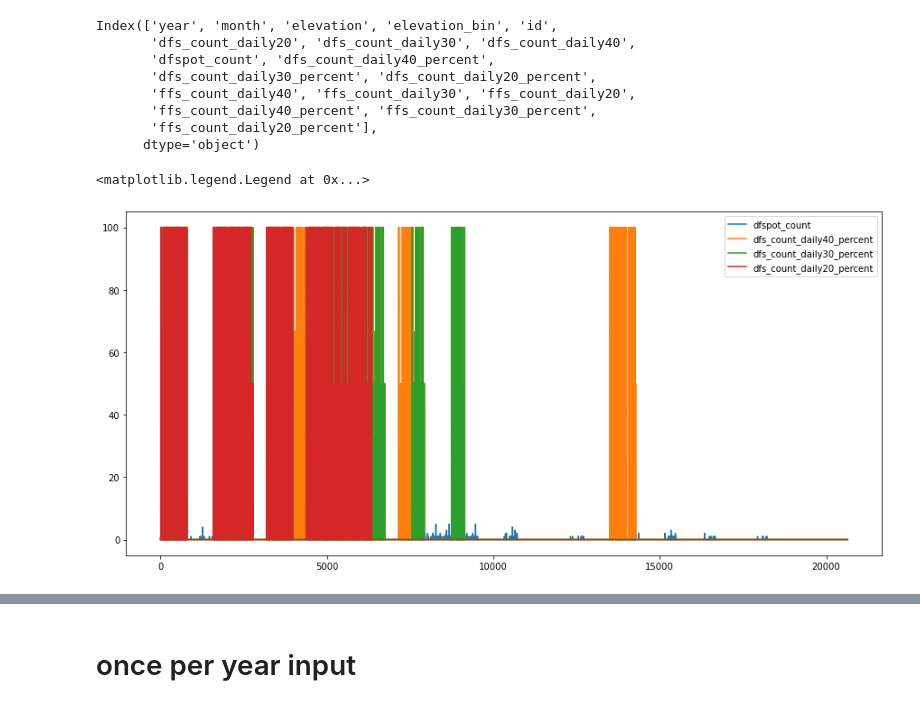
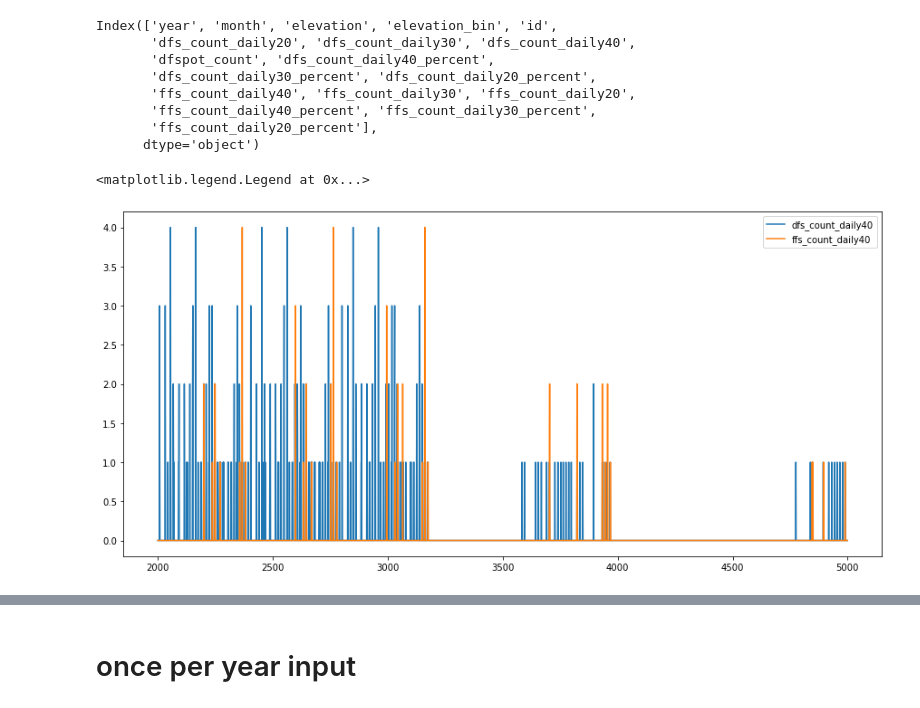
Before and after one commit to varyabazilova/sedcas_sediments_hma, a Jupyter notebook: 202406_modelruns/floods_per_month_plots_test.ipynb, the cells around one changed output, grey strips where cells are left out. Saved outputs shown, nothing was run; the diff lists cells and outputs as text; code cells hidden in the pictures.

```diff
--- a/202406_modelruns/floods_per_month_plots_test.ipynb
+++ b/202406_modelruns/floods_per_month_plots_test.ipynb
@@ -149,12 +149,14 @@ Index(['year', 'month', 'elevation', 'elevation_bin', 'id',
        'ffs_count_daily20_percent'],
       dtype='object')
 # %%
-lc2_daily.dfspot_count.plot(figsize = (15, 7))
-# lc2_daily.dfs_count_daily40.plot()
-lc2_daily.dfs_count_daily40_percent.plot(figsize = (15, 7))
-lc2_daily.dfs_count_daily30_percent.plot()
-lc2_daily.dfs_count_daily20_percent.plot()
+# lc2_daily.dfspot_count.plot(figsize = (15, 7))
+
+# lc1_daily.dfs_count_daily40.plot(figsize = (15, 7))
+lc2_daily[2000:5000].dfs_count_daily40.plot(figsize = (15, 7))
+lc2_daily[2000:5000].ffs_count_daily40.plot(figsize = (15, 7))
+# lc4_daily.dfs_count_daily40.plot(figsize = (15, 7))
+
 plt.legend()
 # %% [output]
 <matplotlib.legend.Legend at 0x...>
-[figure, old version]
+[figure, new version]
```
Also changed, not shown: parts of 3 cells of this notebook, 1 other file.
